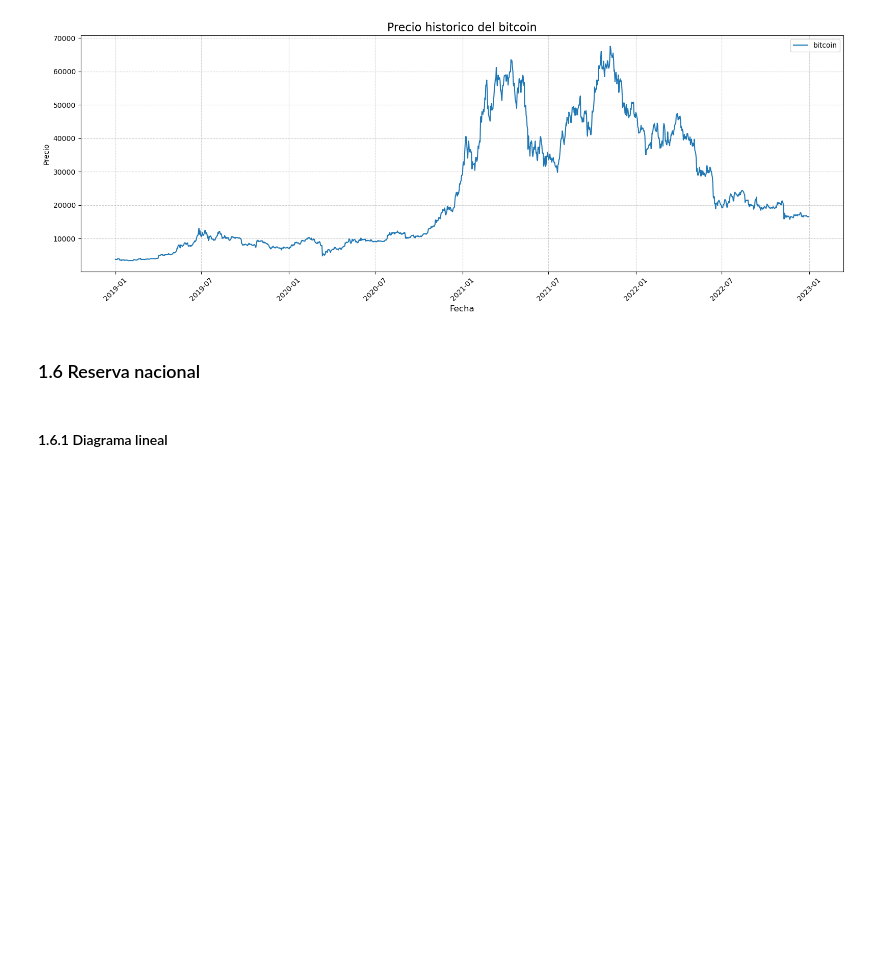
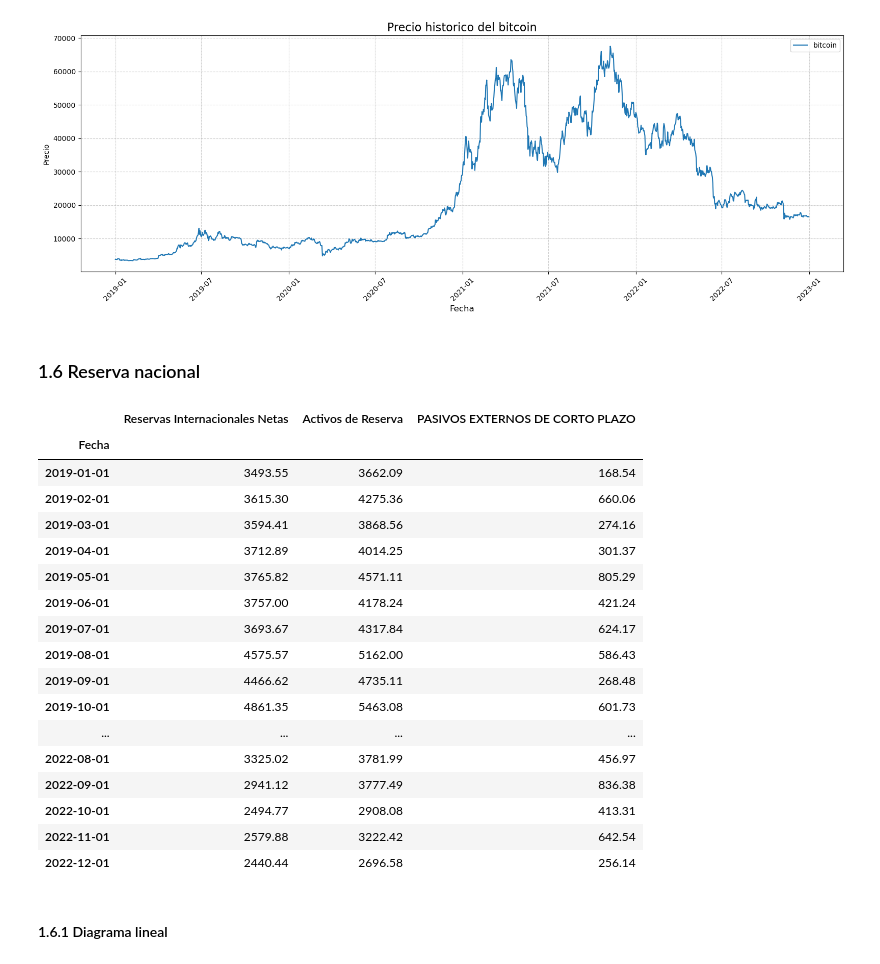
Before and after one commit to JosueRodriguezSams/CriptoSV---Samsung, a Jupyter notebook: Analisis_impacto_del_bitcoin.ipynb, the cells around one changed output. Saved outputs shown, nothing was run; the diff lists cells and outputs as text; code cells hidden in the pictures; blank space fills up the shorter version.

```diff
--- a/Analisis_impacto_del_bitcoin.ipynb
+++ b/Analisis_impacto_del_bitcoin.ipynb
@@ -299,16 +299,42 @@ plt.show()
 # %%
 import pandas as pd
 btc_file_path = "Datos_bitcoin/Reservas_BCR/Reservas_Internacionales_Netas_BCR.csv"
 csv = pd.read_csv(btc_file_path, sep=",")
 df_reserva = pd.DataFrame(csv)
 
 df_reserva.drop(index=[0,1,6], axis=0, inplace=True)
 df_reserva.columns = df_reserva.iloc[0]
 df_reserva.drop(index=2, axis=0, inplace=True)
 df_reserva = df_reserva.T
 df_reserva.columns = df_reserva.iloc[0]
 df_reserva.drop(index=['Concepto'],inplace=True)
 df_reserva.to_csv('Datos_bitcoin/Reservas_BCR/reservasinternacionales.csv')
+df_reserva2 = pd.read_csv('Datos_bitcoin/Reservas_BCR/reservasinternacionales.csv') #dataframe ya procesado
+
+df_reserva2.index = df_reserva2["2"]
+df_reserva2.drop("2", axis=1, inplace=True)
+df_reserva2.index.name = "Fecha"
+df_reserva2.index = pd.to_datetime(df_reserva2.index)
+df_reserva2
+# %% [output]
+|  | Reservas Internacionales Netas | Activos de Reserva | PASIVOS EXTERNOS DE CORTO PLAZO |
+| Fecha |  |  |  |
+| 2019-01-01 | 3493.55 | 3662.09 | 168.54 |
+| 2019-02-01 | 3615.30 | 4275.36 | 660.06 |
+| 2019-03-01 | 3594.41 | 3868.56 | 274.16 |
+| 2019-04-01 | 3712.89 | 4014.25 | 301.37 |
+| 2019-05-01 | 3765.82 | 4571.11 | 805.29 |
+| 2019-06-01 | 3757.00 | 4178.24 | 421.24 |
+| 2019-07-01 | 3693.67 | 4317.84 | 624.17 |
+| 2019-08-01 | 4575.57 | 5162.00 | 586.43 |
+| 2019-09-01 | 4466.62 | 4735.11 | 268.48 |
+| 2019-10-01 | 4861.35 | 5463.08 | 601.73 |
+| ... | ... | ... | ... |
+| 2022-08-01 | 3325.02 | 3781.99 | 456.97 |
+| 2022-09-01 | 2941.12 | 3777.49 | 836.38 |
+| 2022-10-01 | 2494.77 | 2908.08 | 413.31 |
+| 2022-11-01 | 2579.88 | 3222.42 | 642.54 |
+| 2022-12-01 | 2440.44 | 2696.58 | 256.14 |
 # %% [markdown]
 #### 1.6.1 Diagrama lineal
 # %%
```
Also changed, not shown: parts of 1 cell of this notebook.
